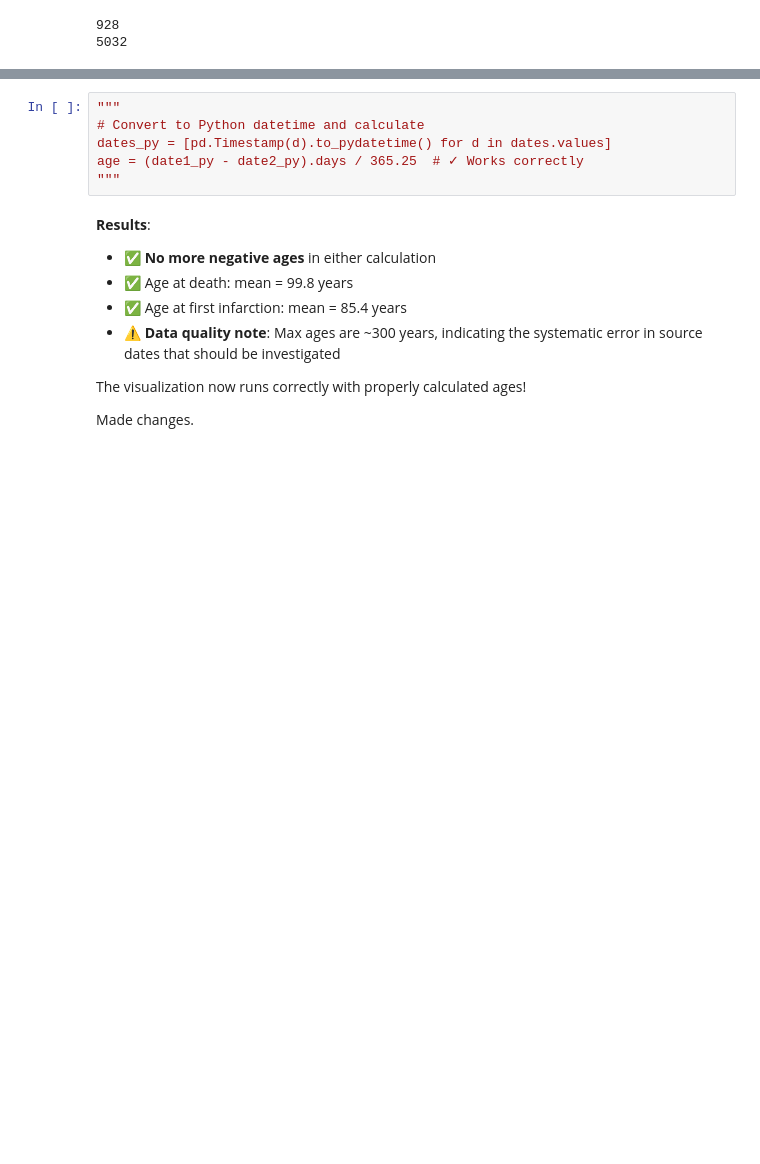
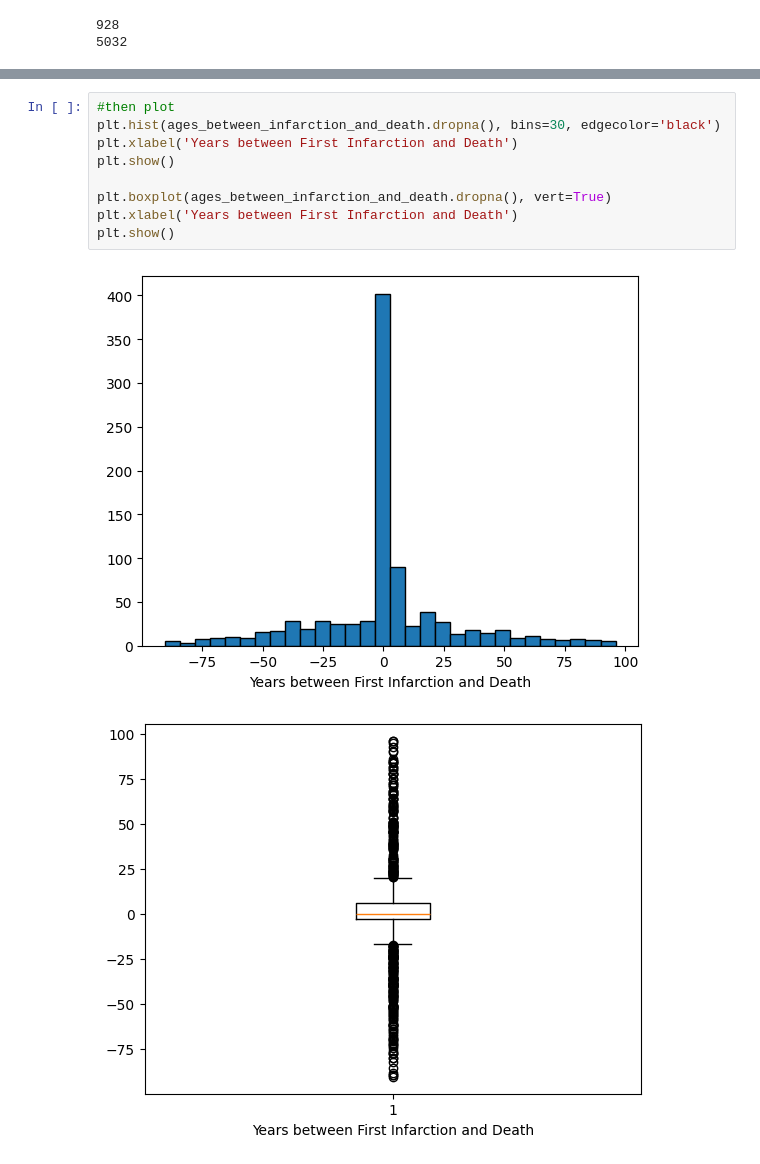
Before and after one commit to SoppingBook/Precision-Medicine-BIOE5860, a Jupyter notebook: Finding Diagnoses Ages.ipynb, the cells around one changed output, grey strips where cells are left out. Cells and saved outputs as stored; diff of their text form; blank space fills up the shorter version.

```diff
--- a/Finding Diagnoses Ages.ipynb
+++ b/Finding Diagnoses Ages.ipynb
@@ -483,18 +332,12 @@ I updated both age calculation cells to use Python datetime objects instead:
-# %%
-"""
-# Convert to Python datetime and calculate
-dates_py = [pd.Timestamp(d).to_pydatetime() for d in dates.values]
-age = (date1_py - date2_py).days / 365.25  # ✓ Works correctly
-"""
-# %% [markdown]
-
-
-**Results**:
-- ✅ **No more negative ages** in either calculation
-- ✅ Age at death: mean = 99.8 years
-- ✅ Age at first infarction: mean = 85.4 years
-- ⚠️ **Data quality note**: Max ages are ~300 years, indicating the systematic error in source dates that should be investigated
-
-The visualization now runs correctly with properly calculated ages!
-
-Made changes.
+# %%
+#then plot
+plt.hist(ages_between_infarction_and_death.dropna(), bins=30, edgecolor='black')
+plt.xlabel('Years between First Infarction and Death')
+plt.show()
+
+plt.boxplot(ages_between_infarction_and_death.dropna(), vert=True)
+plt.xlabel('Years between First Infarction and Death')
+plt.show()
+# %% [output]
+[figure, added]
+[figure, added]
```
Also changed, not shown: parts of 9 cells of this notebook, 1 other file.
